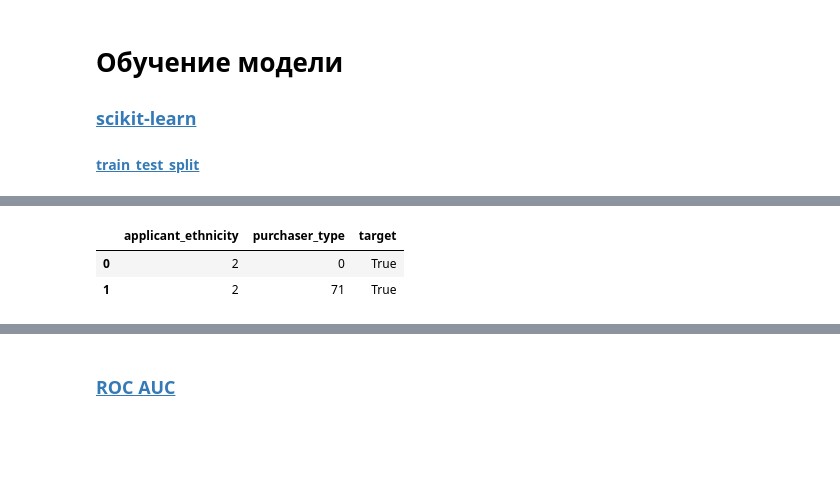
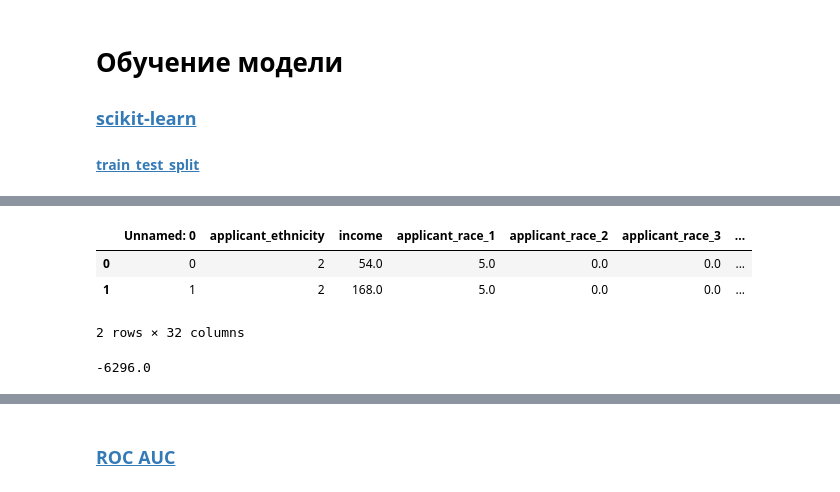
Before and after one commit to neznayka08/DataNinjasShift, a Jupyter notebook: model.ipynb, the cells around one changed output, grey strips where cells are left out. Saved outputs shown, nothing was run; the diff lists cells and outputs as text; code cells hidden in the pictures; blank space fills up the shorter version.

```diff
--- a/model.ipynb
+++ b/model.ipynb
@@ -5,2 +8,4 @@
+# %%
+df_train = pd.read_csv('post_train.csv', low_memory=False)
 # %%
 from sklearn.model_selection import train_test_split
@@ -12,2 +11,0 @@ SEED = 42
-# %%
-df_train = pd.read_csv('train.csv', low_memory=False)
@@ -30,9 +12,15 @@ df_train
 # %%
-features = [Features.APPLICANT_ETHNICITY.value, Features.PURCHASER_TYPE.value]
+#features = ['msamd','property_type','purchaser_type','hud_median_family_income','population','applicant_ethnicity','co_applicant_ethnicity','income','co_applicant','5']
+features  =  df_train.columns.drop('target')
 # %%
-df = df_train[[*features, 'target']].copy()
-df.head(2)
+df_notna = df_train[[*features, 'target']].copy()
+df_notna.head(2)
 # %% [output]
-|  | applicant_ethnicity | purchaser_type | target |
-| 0 | 2 | 0 | True |
-| 1 | 2 | 71 | True |
+|  | Unnamed: 0 | applicant_ethnicity | income | applicant_race_1 | applicant_race_2 | applicant_race_3 | ... |
+| 0 | 0 | 2 | 54.0 | 5.0 | 0.0 | 0.0 | ... |
+| 1 | 1 | 2 | 168.0 | 5.0 | 0.0 | 0.0 | ... |
+2 rows × 32 columns
+# %%
+df_notna.income.min()
+# %% [output]
+-6296.0
```
Also changed, not shown: parts of 26 cells of this notebook, 2 other files.
